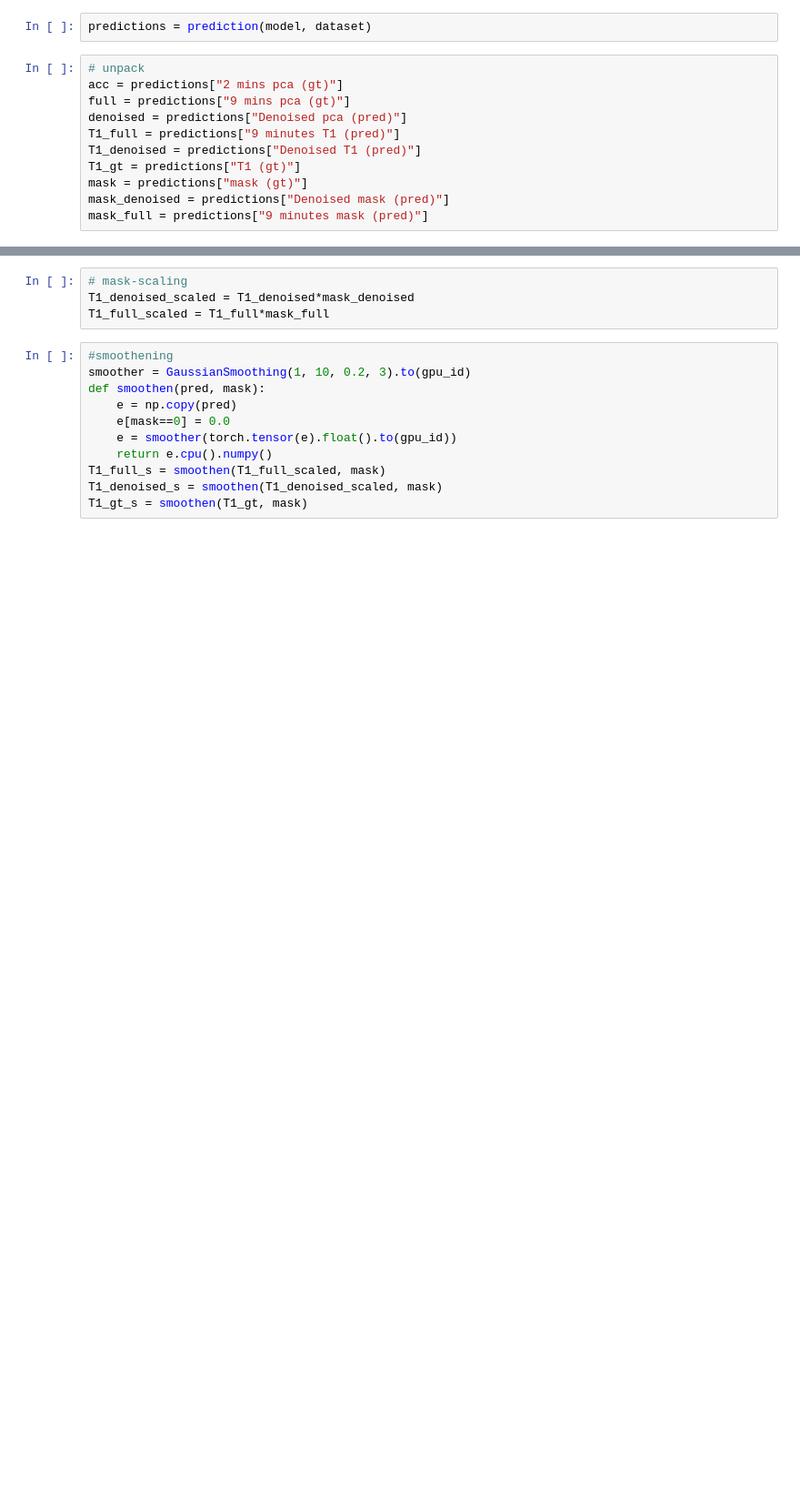
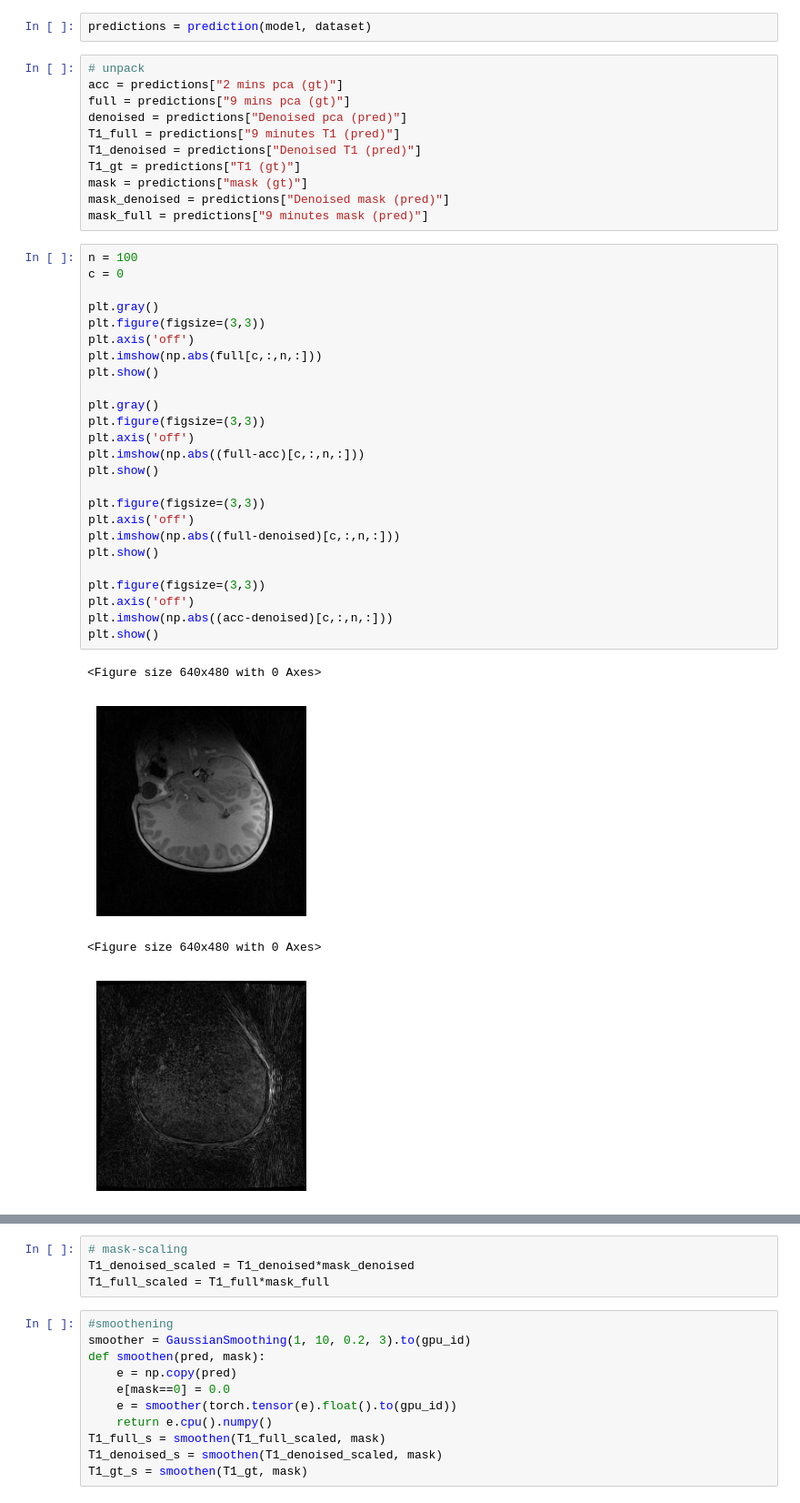
Before and after one commit to 2aron-chen/Skunkworks, a Jupyter notebook: FullPrediction.ipynb, the cells around one changed output, grey strips where cells are left out. Shown: that part at 91% size. Saved outputs shown, nothing was run; the diff lists cells and outputs as text; blank space fills up the shorter version.

```diff
--- a/FullPrediction.ipynb
+++ b/FullPrediction.ipynb
@@ -132,3 +125,33 @@ T1_gt = predictions["T1 (gt)"]
 mask = predictions["mask (gt)"]
 mask_denoised = predictions["Denoised mask (pred)"]
 mask_full = predictions["9 minutes mask (pred)"]
+# %%
+n = 100
+c = 0
+
+plt.gray()
+plt.figure(figsize=(3,3))
+plt.axis('off')
+plt.imshow(np.abs(full[c,:,n,:]))
+plt.show()
+
+plt.gray()
+plt.figure(figsize=(3,3))
+plt.axis('off')
+plt.imshow(np.abs((full-acc)[c,:,n,:]))
+plt.show()
+
+plt.figure(figsize=(3,3))
+plt.axis('off')
+plt.imshow(np.abs((full-denoised)[c,:,n,:]))
+plt.show()
+
+plt.figure(figsize=(3,3))
+plt.axis('off')
+plt.imshow(np.abs((acc-denoised)[c,:,n,:]))
+plt.show()
+# %% [output]
+<Figure size 640x480 with 0 Axes>
+[figure, added]
+<Figure size 640x480 with 0 Axes>
+[figure, added]
```
Also changed, not shown: parts of 9 cells of this notebook, 5 other files.
